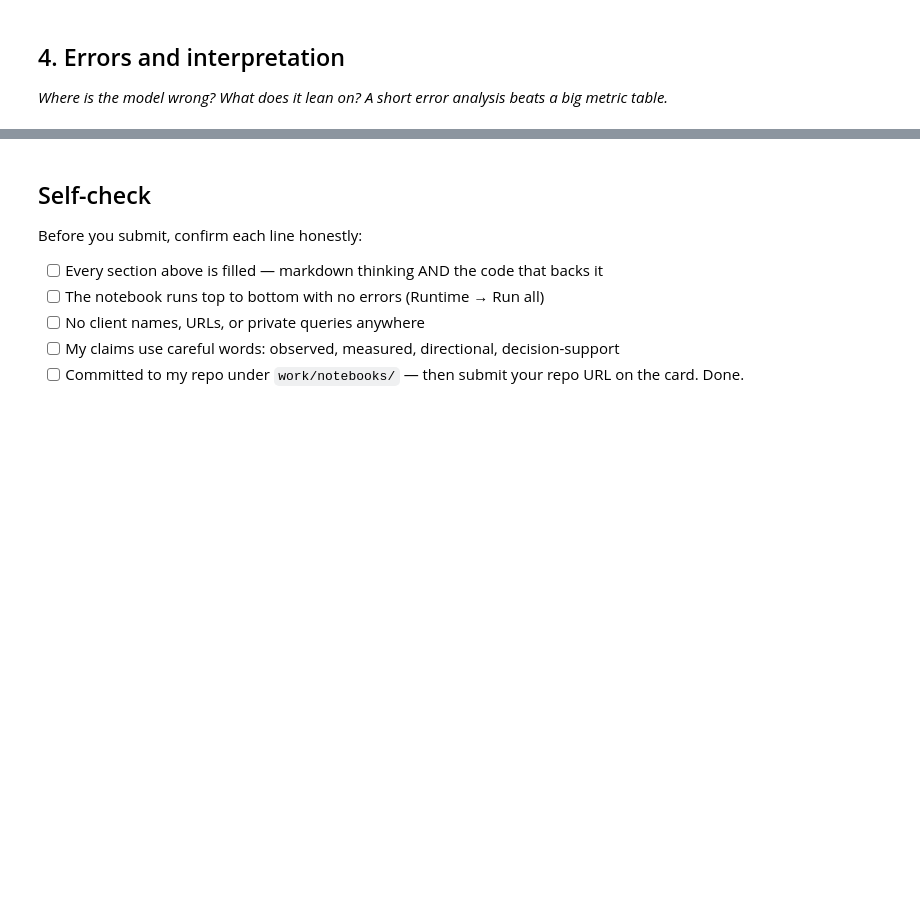
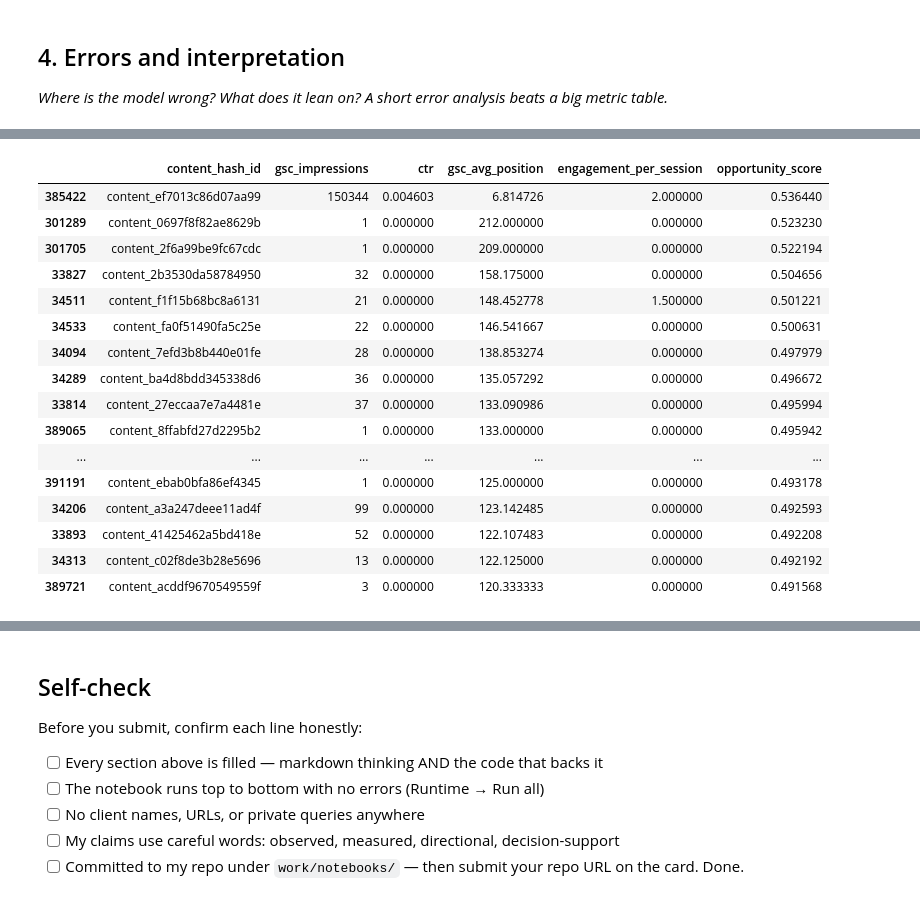
Before and after one commit to Rohith84/Flyrank-Intern, a Jupyter notebook: work/notebooks/w05_model.ipynb, the cells around one changed output, grey strips where cells are left out. Drawn from its saved outputs; the diff is of its cells as text; code cells hidden in the pictures; blank space fills up the shorter version.

```diff
--- a/work/notebooks/w05_model.ipynb
+++ b/work/notebooks/w05_model.ipynb
@@ -55,0 +382,21 @@ pd.DataFrame(comparison)
+# %%
+def scale_with_train_range(series, minimum, maximum):
+    if maximum == minimum:
+        return pd.Series(0.0, index=series.index)
+
+    return (
+        (series - minimum) /
+        (maximum - minimum)
+    ).clip(0, 1)
+# %%
+imp_min = train_df["gsc_impressions"].min()
+imp_max = train_df["gsc_impressions"].max()
+
+ctr_min = train_df["ctr"].min()
+ctr_max = train_df["ctr"].max()
+
+pos_min = train_df["gsc_avg_position"].min()
+pos_max = train_df["gsc_avg_position"].max()
+
+eng_min = train_df["engagement_per_session"].min()
+eng_max = train_df["engagement_per_session"].max()
@@ -77,3 +572,38 @@ The proposed method provides richer prioritization than using impressions alone.
+# %%
+# Inspect the pages uniquely surfaced by the Opportunity Score
+
+opportunity_only_df = (
+    opportunity_top20[
+        opportunity_top20["content_hash_id"].isin(opportunity_only)
+    ][[
+        "content_hash_id",
+        "gsc_impressions",
+        "ctr",
+        "gsc_avg_position",
+        "engagement_per_session",
+        "opportunity_score"
+    ]]
+)
+
+display(opportunity_only_df)
+# %% [output]
+|  | content_hash_id | gsc_impressions | ctr | gsc_avg_position | engagement_per_session | opportunity_score |
+| 385422 | content_ef7013c86d07aa99 | 150344 | 0.004603 | 6.814726 | 2.000000 | 0.536440 |
+| 301289 | content_0697f8f82ae8629b | 1 | 0.000000 | 212.000000 | 0.000000 | 0.523230 |
+| 301705 | content_2f6a99be9fc67cdc | 1 | 0.000000 | 209.000000 | 0.000000 | 0.522194 |
+| 33827 | content_2b3530da58784950 | 32 | 0.000000 | 158.175000 | 0.000000 | 0.504656 |
+| 34511 | content_f1f15b68bc8a6131 | 21 | 0.000000 | 148.452778 | 1.500000 | 0.501221 |
+| 34533 | content_fa0f51490fa5c25e | 22 | 0.000000 | 146.541667 | 0.000000 | 0.500631 |
+| 34094 | content_7efd3b8b440e01fe | 28 | 0.000000 | 138.853274 | 0.000000 | 0.497979 |
+| 34289 | content_ba4d8bdd345338d6 | 36 | 0.000000 | 135.057292 | 0.000000 | 0.496672 |
+| 33814 | content_27eccaa7e7a4481e | 37 | 0.000000 | 133.090986 | 0.000000 | 0.495994 |
+| 389065 | content_8ffabfd27d2295b2 | 1 | 0.000000 | 133.000000 | 0.000000 | 0.495942 |
+| ... | ... | ... | ... | ... | ... | ... |
+| 391191 | content_ebab0bfa86ef4345 | 1 | 0.000000 | 125.000000 | 0.000000 | 0.493178 |
+| 34206 | content_a3a247deee11ad4f | 99 | 0.000000 | 123.142485 | 0.000000 | 0.492593 |
+| 33893 | content_41425462a5bd418e | 52 | 0.000000 | 122.107483 | 0.000000 | 0.492208 |
+| 34313 | content_c02f8de3b28e5696 | 13 | 0.000000 | 122.125000 | 0.000000 | 0.492192 |
+| 389721 | content_acddf9670549559f | 3 | 0.000000 | 120.333333 | 0.000000 | 0.491568 |
 # %% [markdown]
 ## Errors and Interpretation
 
```
Also changed, not shown: parts of 25 cells of this notebook.
